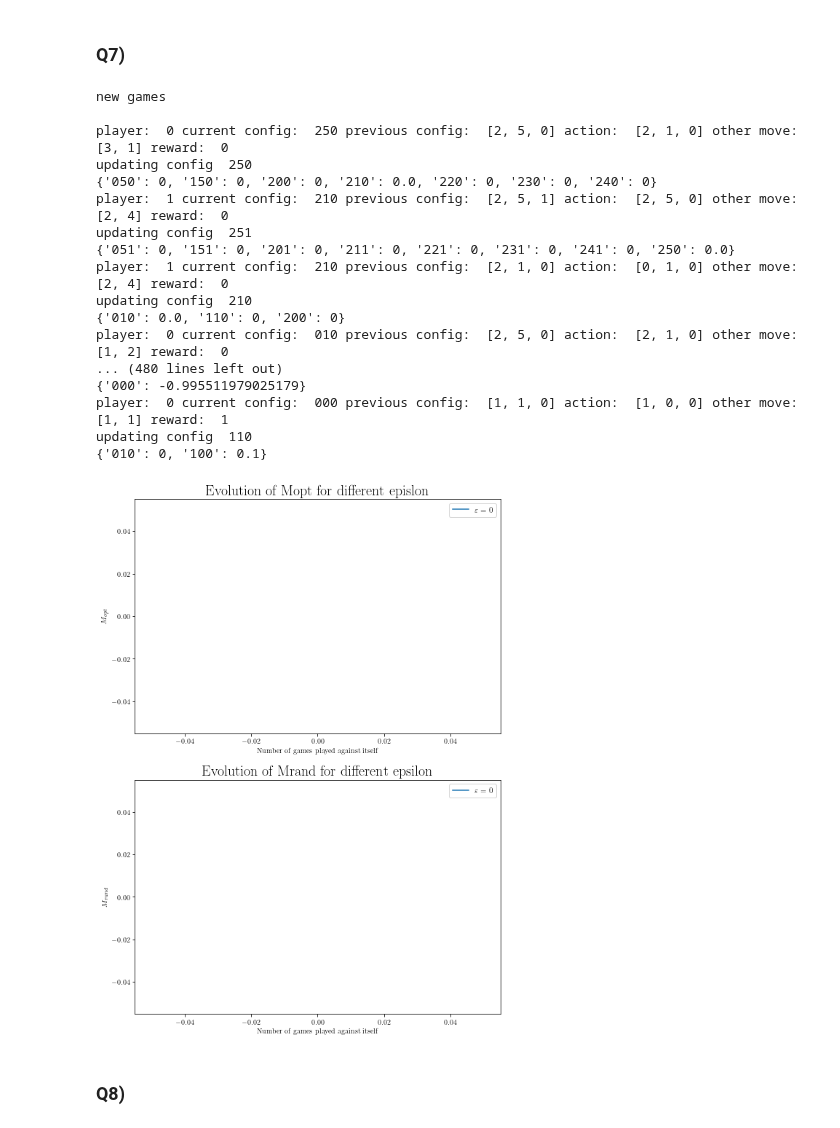
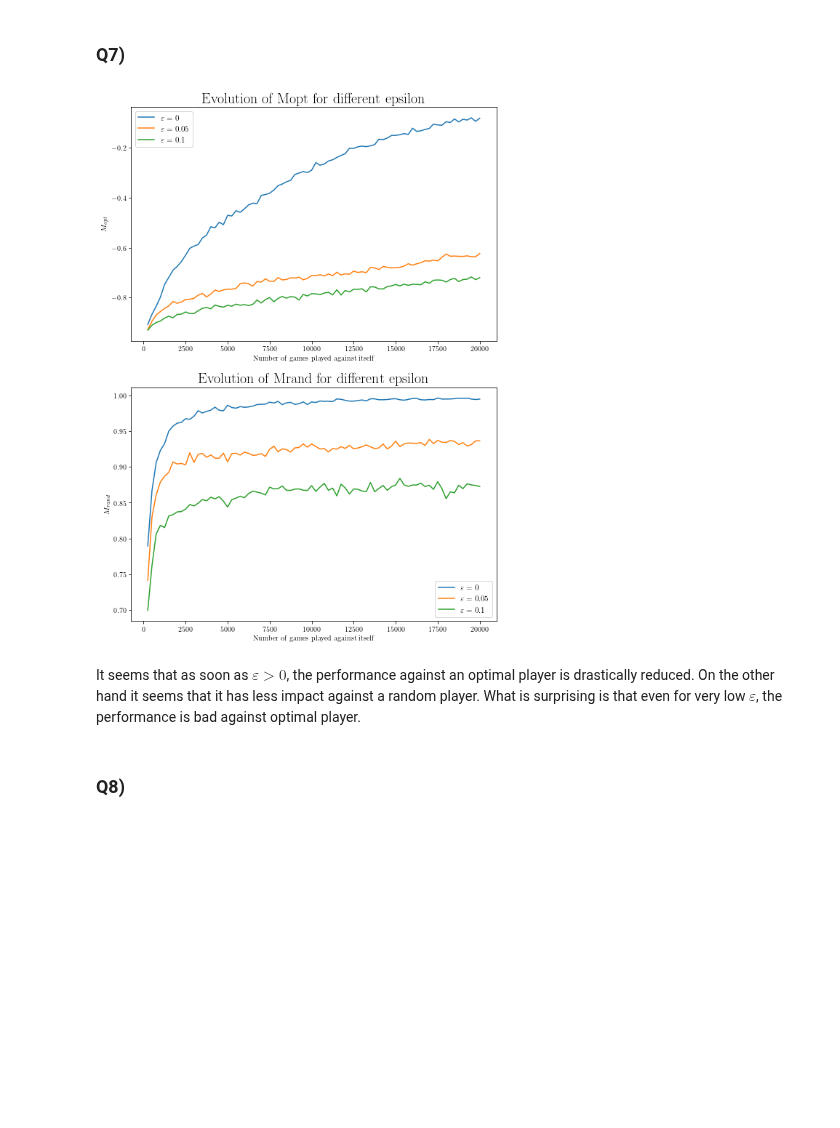
Before and after one commit to louisPoulain/ANN_NIM, a Jupyter notebook: nim.ipynb, the cells around one changed output. Cells and saved outputs as stored; diff of their text form; code cells hidden in the pictures; blank space fills up the shorter version.

```diff
--- a/nim.ipynb
+++ b/nim.ipynb
@@ -63,27 +63,11 @@ No, they don't have the same values. Playing against $\text{opt}(0)$ will tend t
 # %% [markdown]
 ### Q7)
 # %%
-Eps = [0, 0.2, 0.4, 0.6, 0.8, 1.]
-Eps = [0]
-Q7(Eps = Eps, nb_games = 20, alpha = 0.1, gamma = 0.99, step = 250, seed = 1, question = 'q2-7', nb_samples = 1)
+Eps = [0, 0.05, 0.1]
+Q7(Eps = Eps, nb_games = 20000, alpha = 0.1, gamma = 0.99, step = 250, seed = None, question = 'q2-7', nb_samples = 5)
 # %% [output]
-new games
-
-player:  0 current config:  250 previous config:  [2, 5, 0] action:  [2, 1, 0] other move:  [3, 1] reward:  0
-updating config  250
-{'050': 0, '150': 0, '200': 0, '210': 0.0, '220': 0, '230': 0, '240': 0}
-player:  1 current config:  210 previous config:  [2, 5, 1] action:  [2, 5, 0] other move:  [2, 4] reward:  0
-updating config  251
-{'051': 0, '151': 0, '201': 0, '211': 0, '221': 0, '231': 0, '241': 0, '250': 0.0}
-player:  1 current config:  210 previous config:  [2, 1, 0] action:  [0, 1, 0] other move:  [2, 4] reward:  0
-updating config  210
-{'010': 0.0, '110': 0, '200': 0}
-player:  0 current config:  010 previous config:  [2, 5, 0] action:  [2, 1, 0] other move:  [1, 2] reward:  0
-... (480 lines left out)
-{'000': -0.995511979025179}
-player:  0 current config:  000 previous config:  [1, 1, 0] action:  [1, 0, 0] other move:  [1, 1] reward:  1
-updating config  110
-{'010': 0, '100': 0.1}
-[figure, old version]
+[figure, new version]
+# %% [markdown]
+It seems that as soon as $\varepsilon > 0$, the performance against an optimal player is drastically reduced. On the other hand it seems that it has less impact against a random player. What is surprising is that even for very low $\varepsilon$, the performance is bad against optimal player.
 # %% [markdown]
 ### Q8)
```
Also changed, not shown: parts of 5 cells of this notebook, 13 other files.
